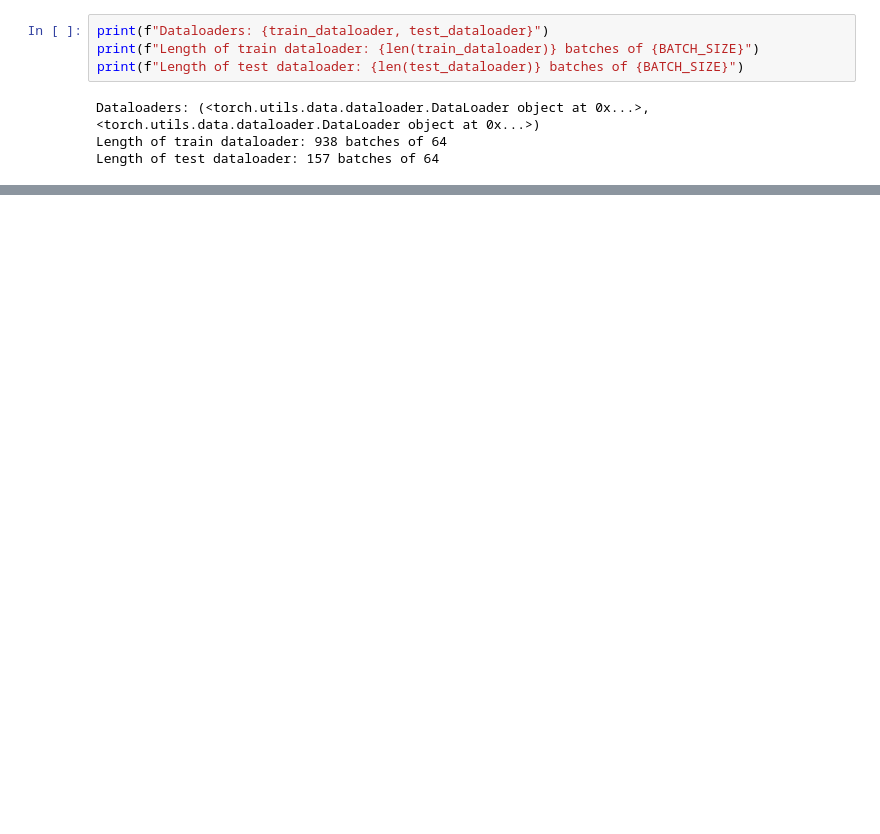
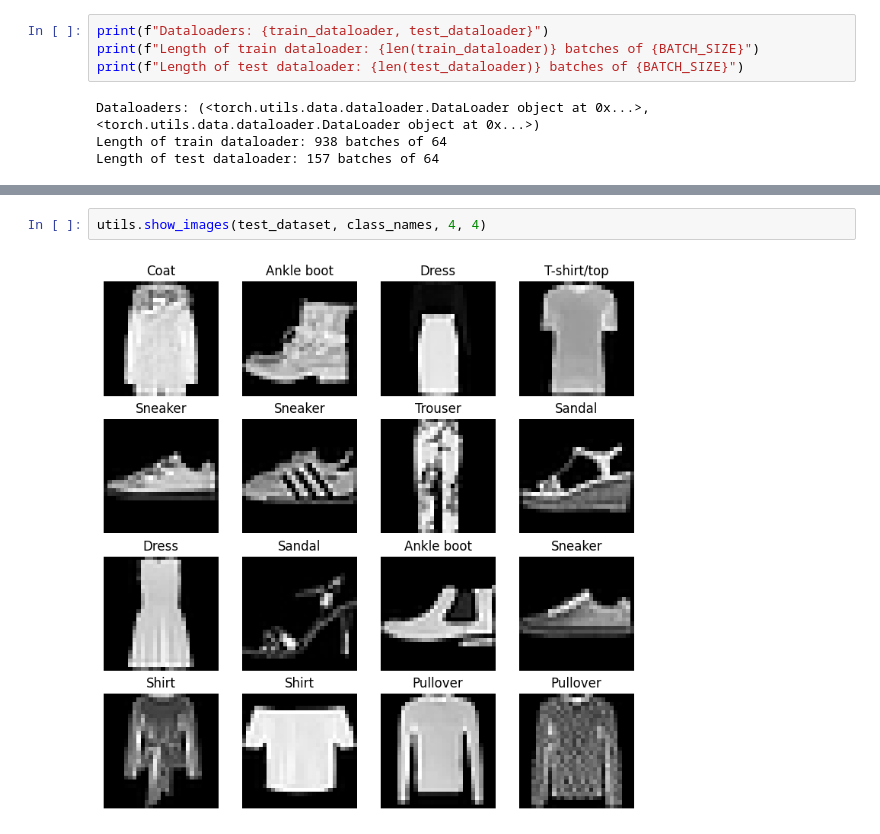
Before and after one commit to Neha-Shrestha/Text-to-Image-Generator, a Jupyter notebook: ldm/kruto.ipynb, the cells around one changed output, grey strips where cells are left out. Drawn from its saved outputs; the diff is of its cells as text; blank space fills up the shorter version.

```diff
--- a/ldm/kruto.ipynb
+++ b/ldm/kruto.ipynb
@@ -83,0 +30,4 @@ Image shape = torch.Size([1, 28, 28])
+# %%
+utils.show_images(test_dataset, class_names, 4, 4)
+# %% [output]
+[figure, added]
```
Also changed, not shown: parts of 11 cells of this notebook, 1 other file.
